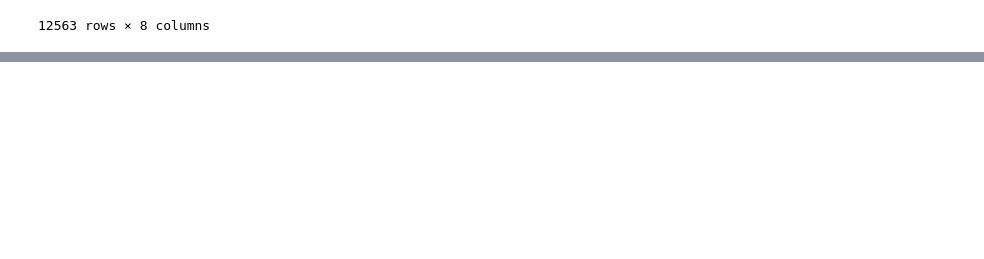
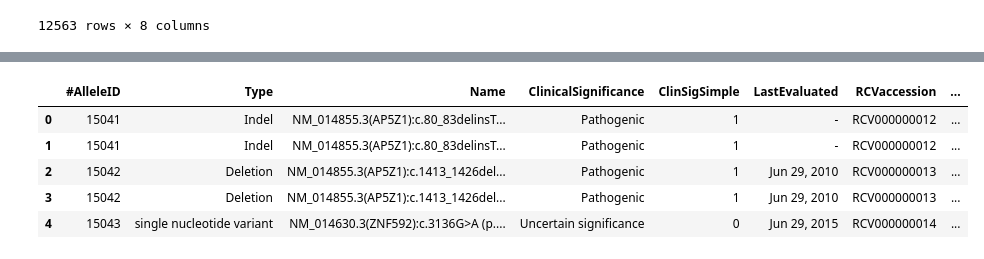
Before and after one commit to zshuyinggg/ppi_mutation, a Jupyter notebook: scripts/clinvar.ipynb, the cells around one changed output, grey strips where cells are left out. Saved outputs shown, nothing was run; the diff lists cells and outputs as text; code cells hidden in the pictures; blank space fills up the shorter version.

```diff
--- a/scripts/clinvar.ipynb
+++ b/scripts/clinvar.ipynb
@@ -165,0 +177,9 @@ SCV000258941 L1257
+# %%
+f.loc[:,['#AlleleID', 'Type', 'Name','ClinicalSignificance', 'ClinSigSimple', 'LastEvaluated','RCVaccession', 'PhenotypeIDS', 'PhenotypeList','Origin', 'OriginSimple', 'Assembly','ReviewStatus', 'NumberSubmitters', 'Guidelines' ]].head()
+# %% [output]
+|  | #AlleleID | Type | Name | ClinicalSignificance | ClinSigSimple | LastEvaluated | RCVaccession | ... |
+| 0 | 15041 | Indel | NM_014855.3(AP5Z1):c.80_83delinsT... | Pathogenic | 1 | - | RCV000000012 | ... |
+| 1 | 15041 | Indel | NM_014855.3(AP5Z1):c.80_83delinsT... | Pathogenic | 1 | - | RCV000000012 | ... |
+| 2 | 15042 | Deletion | NM_014855.3(AP5Z1):c.1413_1426del... | Pathogenic | 1 | Jun 29, 2010 | RCV000000013 | ... |
+| 3 | 15042 | Deletion | NM_014855.3(AP5Z1):c.1413_1426del... | Pathogenic | 1 | Jun 29, 2010 | RCV000000013 | ... |
+| 4 | 15043 | single nucleotide variant | NM_014630.3(ZNF592):c.3136G>A (p.... | Uncertain significance | 0 | Jun 29, 2015 | RCV000000014 | ... |
```
Also changed, not shown: parts of 20 cells of this notebook, 5 other files.
